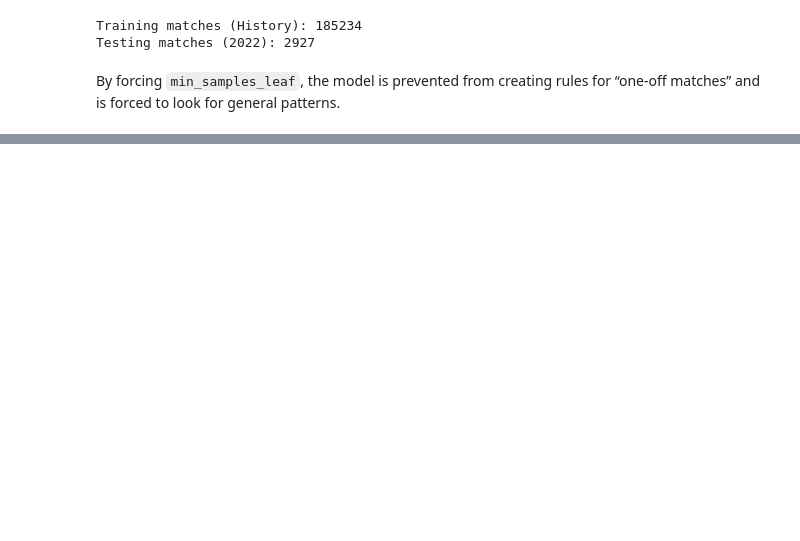
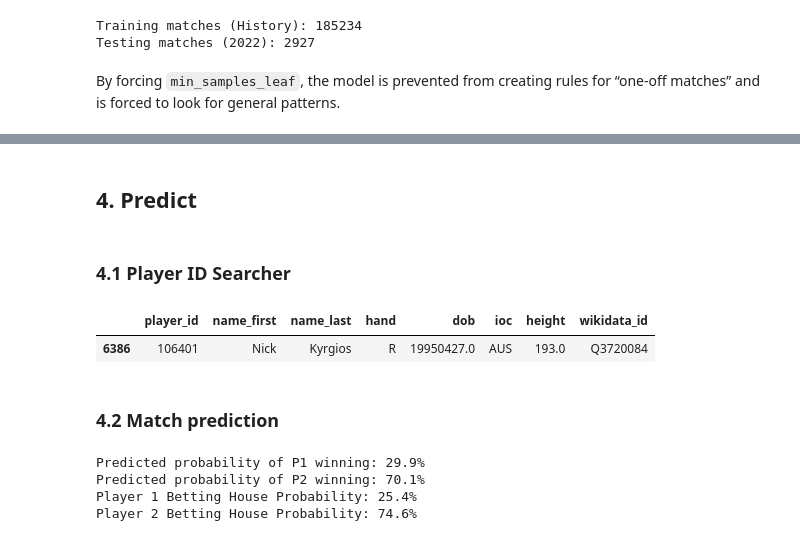
Before and after one commit to daavidhf/ATP-match-predictor, a Jupyter notebook: Notebook/TennisMatch_Predictor_Project.ipynb, the cells around one changed output, grey strips where cells are left out. Saved outputs shown, nothing was run; the diff lists cells and outputs as text; code cells hidden in the pictures; blank space fills up the shorter version.

```diff
--- a/Notebook/TennisMatch_Predictor_Project.ipynb
+++ b/Notebook/TennisMatch_Predictor_Project.ipynb
@@ -729,0 +783,2 @@ IndexError: list index out of range
+# %% [markdown]
+## 4. Predict
@@ -729,0 +930,44 @@ IndexError: list index out of range
+# %% [markdown]
+### 4.1 Player ID Searcher
+# %%
+first_name = "Nick"
+last_name = "Kyrgios"
+
+players = pd.read_csv('../Dataset/atp_players_till_2022.csv')
+p1 = players[players['name_last']==last_name]
+p1 = p1[p1['name_first']==first_name]
+p1
+# %% [output]
+|  | player_id | name_first | name_last | hand | dob | ioc | height | wikidata_id |
+| 6386 | 106401 | Nick | Kyrgios | R | 19950427.0 | AUS | 193.0 | Q3720084 |
+# %% [markdown]
+### 4.2 Match prediction
+# %%
+p1 = get_player_info(106401) # Nick Kyrgios
+p2 = get_player_info(104925) # Novak Djokovic
+
+tourney = {
+    'surface': 'Grass',
+    'tourney_level': 'G', # Masters 1000
+    'draw_size': 128,
+    'round': 'F',
+    'best_of': 5
+}
+p1["seed"] = 36
+p2["seed"] = 1
+
+features = predict_future_match(tourney, p1, p2)
+features_df = pd.DataFrame([features])
+features_df = features_df[X_train.columns]  # Ensure same order of columns
+pred_prob = rf_model.predict_proba(features_df)[0][1]  # Probability of P1 winning
+print(f"Predicted probability of P1 winning: {pred_prob:.1%}")
+print(f"Predicted probability of P2 winning: {(1-pred_prob):.1%}")
+
+p1_prob, p2_prob = get_real_probabilities(3.75, 1.28)
+print(f"Player 1 Betting House Probability: {p1_prob:.1f}%") # Dará aprox 59.0%
+print(f"Player 2 Betting House Probability: {p2_prob:.1f}%") # Dará aprox 41.0%
+# %% [output]
+Predicted probability of P1 winning: 29.9%
+Predicted probability of P2 winning: 70.1%
+Player 1 Betting House Probability: 25.4%
+Player 2 Betting House Probability: 74.6%
```
Also changed, not shown: parts of 27 cells of this notebook, 1 other file.
